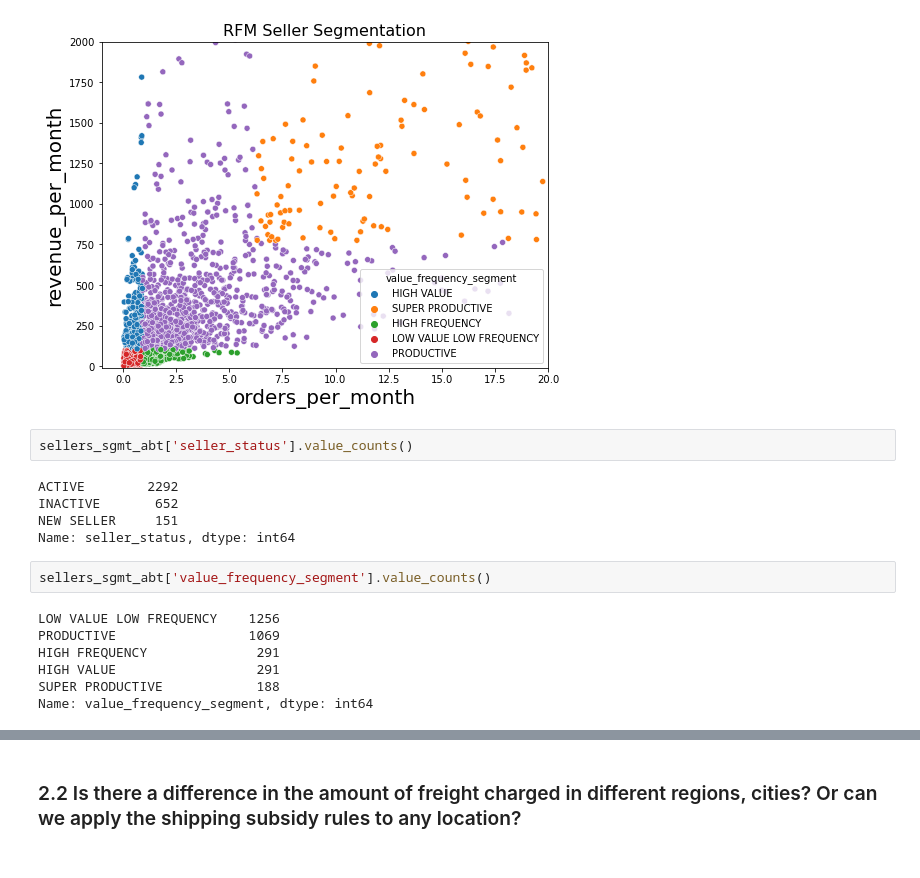
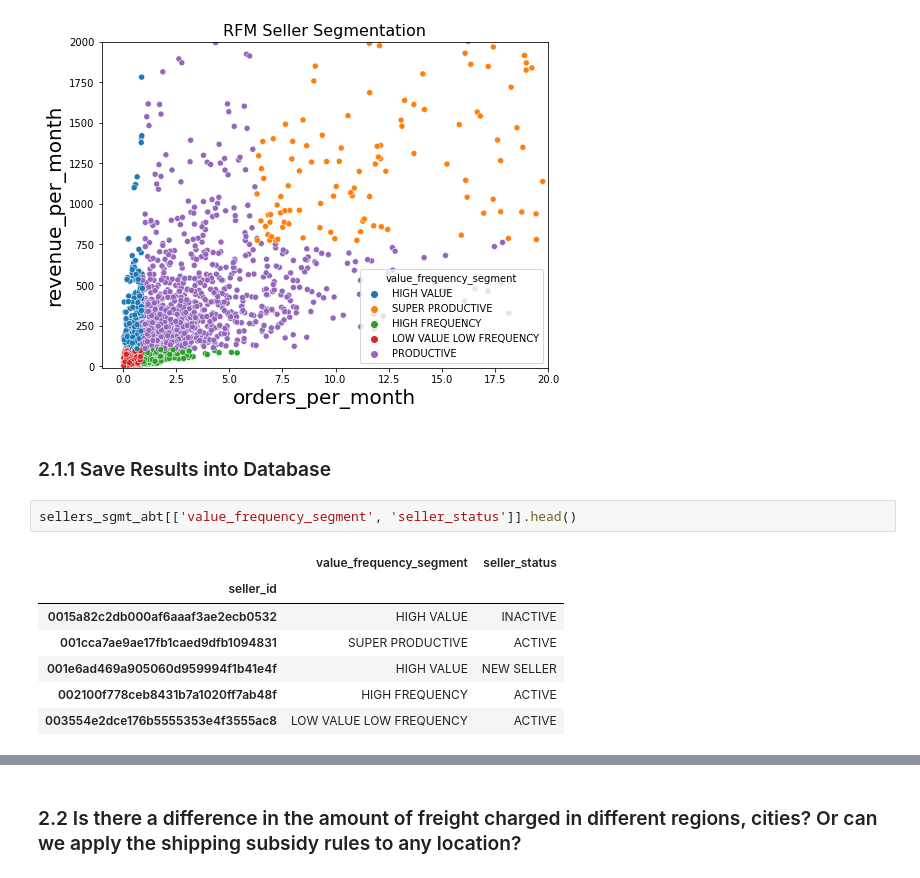
Before and after one commit to pauloreis-ds/olist, a Jupyter notebook: business_questions_insights/notebooks/1.0-pr-data-analysis-postgresql.ipynb, the cells around one changed output, grey strips where cells are left out. Cells and saved outputs as stored; diff of their text form.

Commit message:
rfv sellers segmentation

```diff
--- a/business_questions_insights/notebooks/1.0-pr-data-analysis-postgresql.ipynb
+++ b/business_questions_insights/notebooks/1.0-pr-data-analysis-postgresql.ipynb
@@ -634,19 +617,15 @@ plt.xlim(-1, 20)
 sns.scatterplot(data=sellers_sgmt_abt, x='orders_per_month', y='revenue_per_month', hue='value_frequency_segment');
 # %% [output]
 [figure]
+# %% [markdown]
+### 2.1.1 Save Results into Database
 # %%
-sellers_sgmt_abt['seller_status'].value_counts()
+sellers_sgmt_abt[['value_frequency_segment', 'seller_status']].head()
 # %% [output]
-ACTIVE        2292
-INACTIVE       652
-NEW SELLER     151
-Name: seller_status, dtype: int64
+|  | value_frequency_segment | seller_status |
+| seller_id |  |  |
+| 0015a82c2db000af6aaaf3ae2ecb0532 | HIGH VALUE | INACTIVE |
+| 001cca7ae9ae17fb1caed9dfb1094831 | SUPER PRODUCTIVE | ACTIVE |
+| 001e6ad469a905060d959994f1b41e4f | HIGH VALUE | NEW SELLER |
+| 002100f778ceb8431b7a1020ff7ab48f | HIGH FREQUENCY | ACTIVE |
+| 003554e2dce176b5555353e4f3555ac8 | LOW VALUE LOW FREQUENCY | ACTIVE |
-# %%
-sellers_sgmt_abt['value_frequency_segment'].value_counts()
-# %% [output]
-LOW VALUE LOW FREQUENCY    1256
-PRODUCTIVE                 1069
-HIGH FREQUENCY              291
-HIGH VALUE                  291
-SUPER PRODUCTIVE            188
-Name: value_frequency_segment, dtype: int64
```
Also changed, not shown: parts of 27 cells of this notebook, 2 other files.
